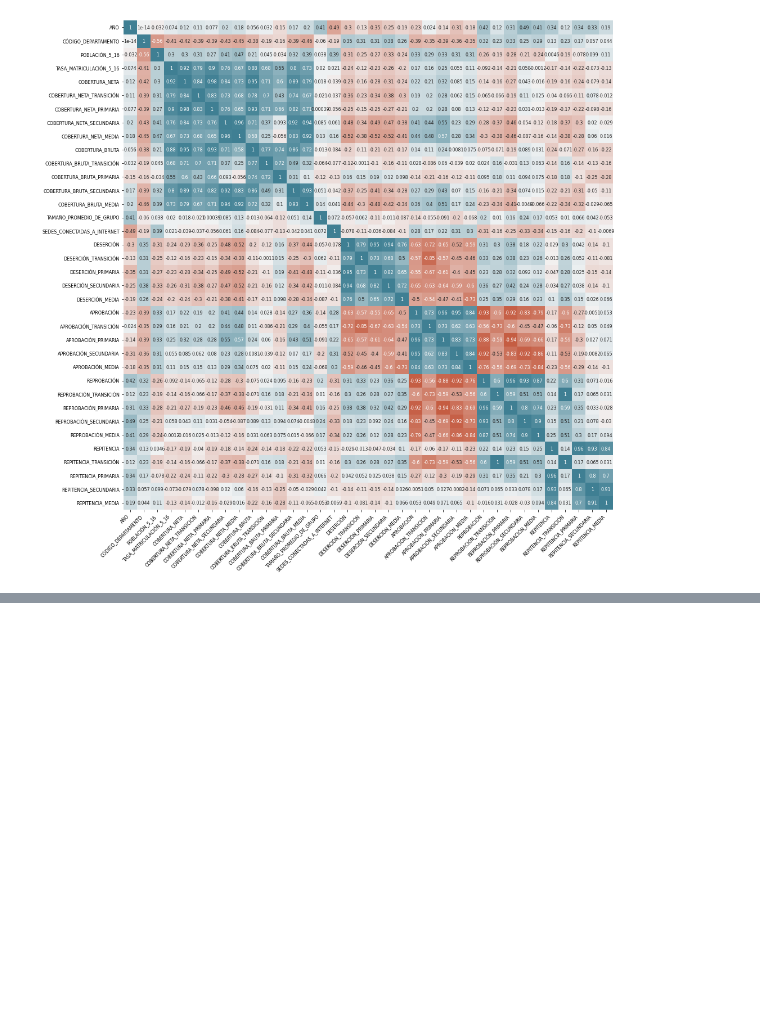
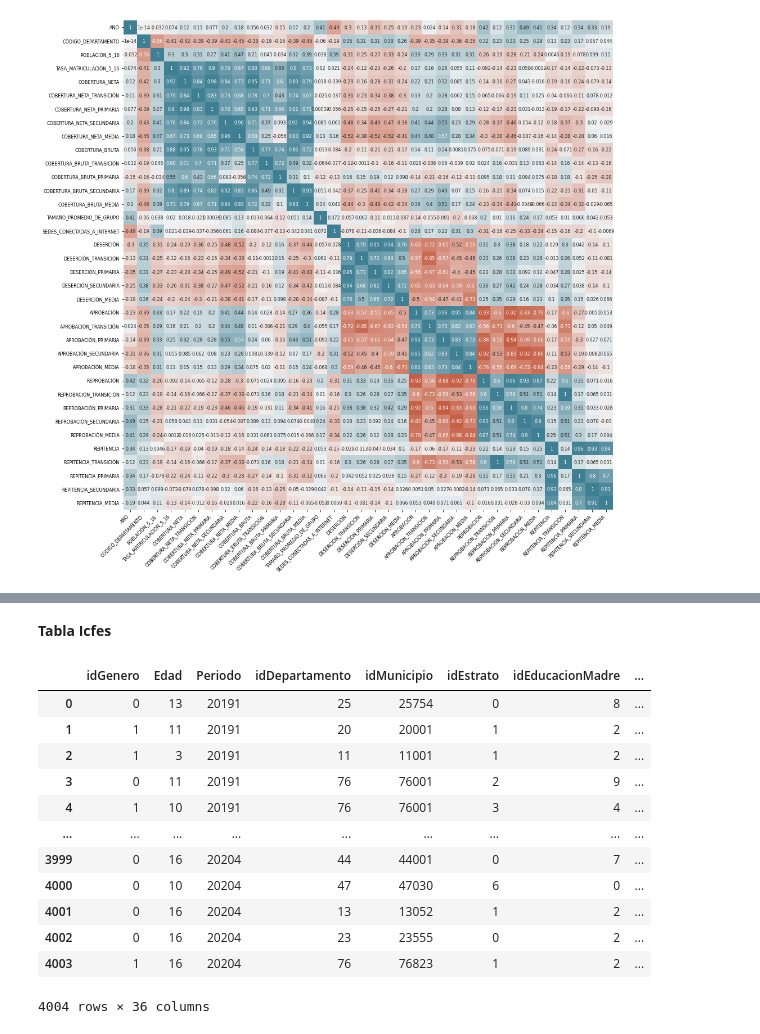
Before and after one commit to davidcastri/ProjectVST, a Jupyter notebook: Modelamiento/modelamiento.ipynb, the cells around one changed output, grey strips where cells are left out. Drawn from its saved outputs; the diff is of its cells as text; code cells hidden in the pictures; blank space fills up the shorter version.

```diff
--- a/Modelamiento/modelamiento.ipynb
+++ b/Modelamiento/modelamiento.ipynb
@@ -314,0 +758,2 @@ ax.tick_params(labelsize = 8)
+# %%
+filter_icfes.rename(columns={"ESTU_COD_RESIDE_MCPIO": "idMunicipio"}, inplace=True)
@@ -314,0 +969,68 @@ ax.tick_params(labelsize = 8)
+# %% [markdown]
+**Tabla Icfes**
+# %%
+Tablaicfes = filter_icfes[['idGenero','AÑOS','PERIODO', 'idDepartamento','idMunicipio', 'idEstrato','idEducacionMadre', 'idEducacionPadre',
+       'idTrabajoPadre', 'idTrabajoMadre', 'idFamiTeneInternet','idFamiTeneServicioTv',
+       'idFamiTeneComputador', 'idFamiTeneLavadora','idFamiTeneHornoMicroondas', 'idFamiTeneAutomovil',
+       'idFamiTeneMotocicleta', 'idFamiTeneConsolaVideoJuegos', 'idNumLibros','idSituacionEconomica', 'idEstuDedicacionLecturaDiaria',
+       'idEstuDedicacionTrabajo', 'idEstuDedicacionInternet', 'idColeGenero','idColeNaturaleza', 'idColegioCalendario', 'idColegioBilingue',
+       'idColegioCaracter', 'idColegioUbicacion', 'idColegioJornada','PUNT_LECTURA_CRITICA',
+       'PUNT_MATEMATICAS', 'PUNT_C_NATURALES', 'PUNT_SOCIALES_CIUDADANAS','PUNT_INGLES', 'PUNT_GLOBAL']]
+
+Tablaicfes.rename(columns={"CÓDIGO_DEPARTAMENTO": "idDepartamento",
+                           "AÑOS": "Edad",
+                           "PERIODO":"Periodo",
+                           "PUNT_LECTURA_CRITICA":"PuntajeLecturaCritica",
+                           "PUNT_MATEMATICAS":"PuntajeMatematica",
+                           "PUNT_C_NATURALES":"PuntajeCienciaNaturales",
+                           "PUNT_SOCIALES_CIUDADANAS": "PuntajeSociales",
+                           "PUNT_INGLES":"PuntajeIngles",
+                           "PUNT_GLOBAL":"PuntajeGlobal"}, inplace=True)
+# %%
+Tablaicfes.reset_index(drop=True, inplace=True)
+Tablaicfes['PuntajeIngles'] = Tablaicfes['PuntajeIngles'].astype(int)
+Tablaicfes['idGenero'] = Tablaicfes['idGenero'].astype(int)
+Tablaicfes['idEstrato'] = Tablaicfes['idEstrato'].astype(int)
+Tablaicfes['idEducacionMadre'] = Tablaicfes['idEducacionMadre'].astype(int)
+Tablaicfes['idEducacionPadre'] = Tablaicfes['idEducacionPadre'].astype(int)
+Tablaicfes['idTrabajoPadre'] = Tablaicfes['idTrabajoPadre'].astype(int)
+Tablaicfes['idTrabajoMadre'] = Tablaicfes['idTrabajoMadre'].astype(int)
+Tablaicfes['idFamiTeneInternet'] = Tablaicfes['idFamiTeneInternet'].astype(int)
+Tablaicfes['idFamiTeneServicioTv'] = Tablaicfes['idFamiTeneServicioTv'].astype(int)
+
+Tablaicfes['idFamiTeneComputador'] = Tablaicfes['idFamiTeneComputador'].astype(int)
+Tablaicfes['idFamiTeneLavadora'] = Tablaicfes['idFamiTeneLavadora'].astype(int)
+Tablaicfes['idFamiTeneHornoMicroondas'] = Tablaicfes['idFamiTeneHornoMicroondas'].astype(int)
+Tablaicfes['idFamiTeneAutomovil'] = Tablaicfes['idFamiTeneAutomovil'].astype(int)
+Tablaicfes['idFamiTeneMotocicleta'] = Tablaicfes['idFamiTeneMotocicleta'].astype(int)
+Tablaicfes['idFamiTeneConsolaVideoJuegos'] = Tablaicfes['idFamiTeneConsolaVideoJuegos'].astype(int)
+
+Tablaicfes['idNumLibros'] = Tablaicfes['idNumLibros'].astype(int)
+Tablaicfes['idSituacionEconomica'] = Tablaicfes['idSituacionEconomica'].astype(int)
+Tablaicfes['idEstuDedicacionLecturaDiaria'] = Tablaicfes['idEstuDedicacionLecturaDiaria'].astype(int)
+Tablaicfes['idEstuDedicacionTrabajo'] = Tablaicfes['idEstuDedicacionTrabajo'].astype(int)
+Tablaicfes['idEstuDedicacionInternet'] = Tablaicfes['idEstuDedicacionInternet'].astype(int)
+Tablaicfes['idColeGenero'] = Tablaicfes['idColeGenero'].astype(int)
+
+Tablaicfes['idColeNaturaleza'] = Tablaicfes['idColeNaturaleza'].astype(int)
+Tablaicfes['idColegioCalendario'] = Tablaicfes['idColegioCalendario'].astype(int)
+Tablaicfes['idColegioBilingue'] = Tablaicfes['idColegioBilingue'].astype(int)
+Tablaicfes['idColegioCaracter'] = Tablaicfes['idColegioCaracter'].astype(int)
+Tablaicfes['idColegioUbicacion'] = Tablaicfes['idColegioUbicacion'].astype(int)
+Tablaicfes['idColegioJornada'] = Tablaicfes['idColegioJornada'].astype(int)
+
+Tablaicfes
+# %% [output]
+|  | idGenero | Edad | Periodo | idDepartamento | idMunicipio | idEstrato | idEducacionMadre | ... |
+| 0 | 0 | 13 | 20191 | 25 | 25754 | 0 | 8 | ... |
+| 1 | 1 | 11 | 20191 | 20 | 20001 | 1 | 2 | ... |
+| 2 | 1 | 3 | 20191 | 11 | 11001 | 1 | 2 | ... |
+| 3 | 0 | 11 | 20191 | 76 | 76001 | 2 | 9 | ... |
+| 4 | 1 | 10 | 20191 | 76 | 76001 | 3 | 4 | ... |
+| ... | ... | ... | ... | ... | ... | ... | ... | ... |
+| 3999 | 0 | 16 | 20204 | 44 | 44001 | 0 | 7 | ... |
+| 4000 | 0 | 10 | 20204 | 47 | 47030 | 6 | 0 | ... |
+| 4001 | 0 | 16 | 20204 | 13 | 13052 | 1 | 2 | ... |
+| 4002 | 0 | 16 | 20204 | 23 | 23555 | 0 | 2 | ... |
+| 4003 | 1 | 16 | 20204 | 76 | 76823 | 1 | 2 | ... |
+4004 rows × 36 columns
```
Also changed, not shown: parts of 105 cells of this notebook, 23 other files.
